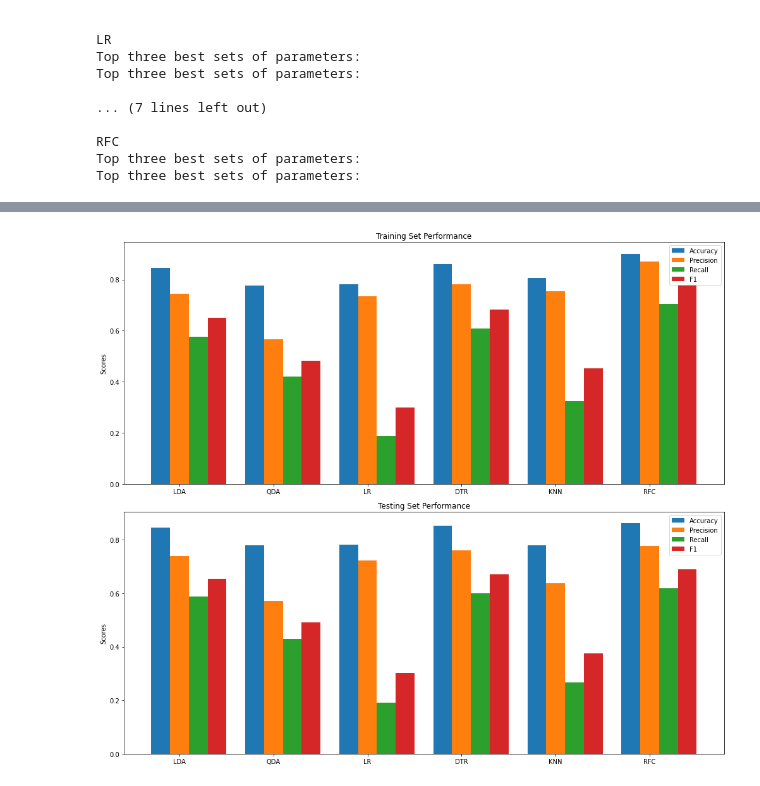
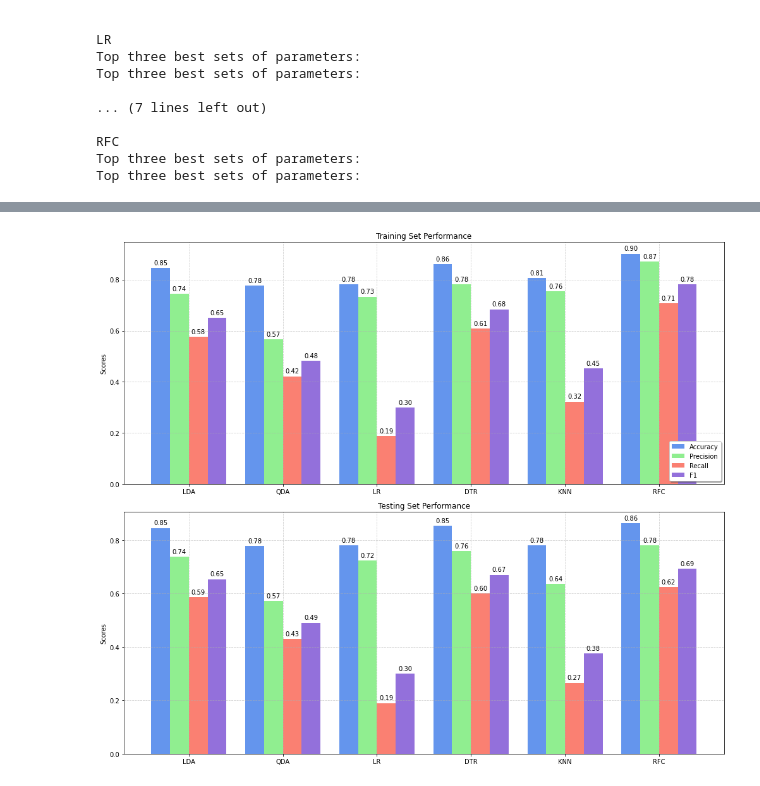
Before and after one commit to Paulina-Iwach/Data_Mining_Project, a Jupyter notebook: classification.ipynb, the cells around one changed output, grey strips where cells are left out. Drawn from its saved outputs; the diff is of its cells as text; code cells hidden in the pictures.

Commit message:
plots

```diff
--- a/classification.ipynb
+++ b/classification.ipynb
@@ -12,5 +12,3 @@ from sklearn.model_selection import train_test_split, GridSearchCV, RepeatedStra
 from sklearn.preprocessing import MinMaxScaler
 from sklearn.pipeline import Pipeline
 from sklearn.metrics import f1_score
-# %%
-df = pd.read_csv('data_preprocessed.csv')
@@ -48,4 +14,0 @@ Name: income, Length: 48842, dtype: int64
-# %%
-df = pd.read_csv('data_preprocessed.csv')
-df = pd.get_dummies(df, drop_first=True)
-df
@@ -86,7 +14,0 @@ Index(['age', 'fnlwgt', 'capital-gain', 'capital-loss', 'hours-per-week',
-# %%
-df = pd.read_csv('data_preprocessed.csv')
-scaler = MinMaxScaler()
-
-numerical_cols = df.select_dtypes(include=[np.number]).columns.tolist()
-df[numerical_cols] = scaler.fit_transform(df[numerical_cols])
-pd.get_dummies(df, drop_first=True)
@@ -627,43 +364,51 @@ def calculate_metrics(best_params, X_train, y_train, X_test, y_test):
 # %%
 # Assuming the function and models are correctly defined
-metrics_results = calculate_metrics(best_params_standard, X_train, y_train, X_test, y_test)
+metrics_results, cm_results = calculate_metrics(best_params_standard, X_train, y_train, X_test, y_test)
 # %%
 import matplotlib.pyplot as plt
 import numpy as np
 
 def plot_model_performance(metric_dict):
     labels = list(metric_dict.keys())
     metrics = ['accuracy', 'precision', 'recall', 'f1']
     train_scores = {metric: [metric_dict[model]['train'][metric] for model in labels] for metric in metrics}
     test_scores = {metric: [metric_dict[model]['test'][metric] for model in labels] for metric in metrics}
 
     x = np.arange(len(labels))  # the label locations
     width = 0.2  # the width of the bars
 
     fig, axs = plt.subplots(2, figsize=(14, 12))  # Create two subplots vertically
 
+    # Colors for the bars
+    colors = ['cornflowerblue', 'lightgreen', 'salmon', 'mediumpurple']
+
     # Plot for training set
     for i, metric in enumerate(metrics):
-        axs[0].bar(x + i*width, train_scores[metric], width, label=metric.capitalize())
+        bars = axs[0].bar(x + i*width, train_scores[metric], width, label=metric.capitalize(), color=colors[i])
+        axs[0].bar_label(bars, padding=3, fmt='%.2f')
     axs[0].set_ylabel('Scores')
     axs[0].set_title('Training Set Performance')
-    axs[0].set_xticks(x + width)
+    axs[0].set_xticks(x + width * 1.5)
     axs[0].set_xticklabels(labels)
-    axs[0].legend()
+    axs[0].legend(loc='lower right', shadow=True)
+    axs[0].grid(True, linestyle='--', alpha=0.6)
 
     # Plot for testing set
     for i, metric in enumerate(metrics):
-        axs[1].bar(x + i*width, test_scores[metric], width, label=metric.capitalize())
+        bars = axs[1].bar(x + i*width, test_scores[metric], width, label=metric.capitalize(), color=colors[i])
+        axs[1].bar_label(bars, padding=3, fmt='%.2f')
     axs[1].set_ylabel('Scores')
     axs[1].set_title('Testing Set Performance')
-    axs[1].set_xticks(x + width)
+    axs[1].set_xticks(x + width * 1.5)
     axs[1].set_xticklabels(labels)
-    axs[1].legend()
+    # axs[1].legend()
+    axs[1].grid(True, linestyle='--', alpha=0.6)
 
     plt.tight_layout()
+    plt.savefig('plots/train_test_performance.png')
     plt.show()
 
-# Plot the results
+
 plot_model_performance(metrics_results)
 # %% [output]
-[figure, old version]
+[figure, new version]
```
Also changed, not shown: parts of 16 cells of this notebook, 3 other files.
